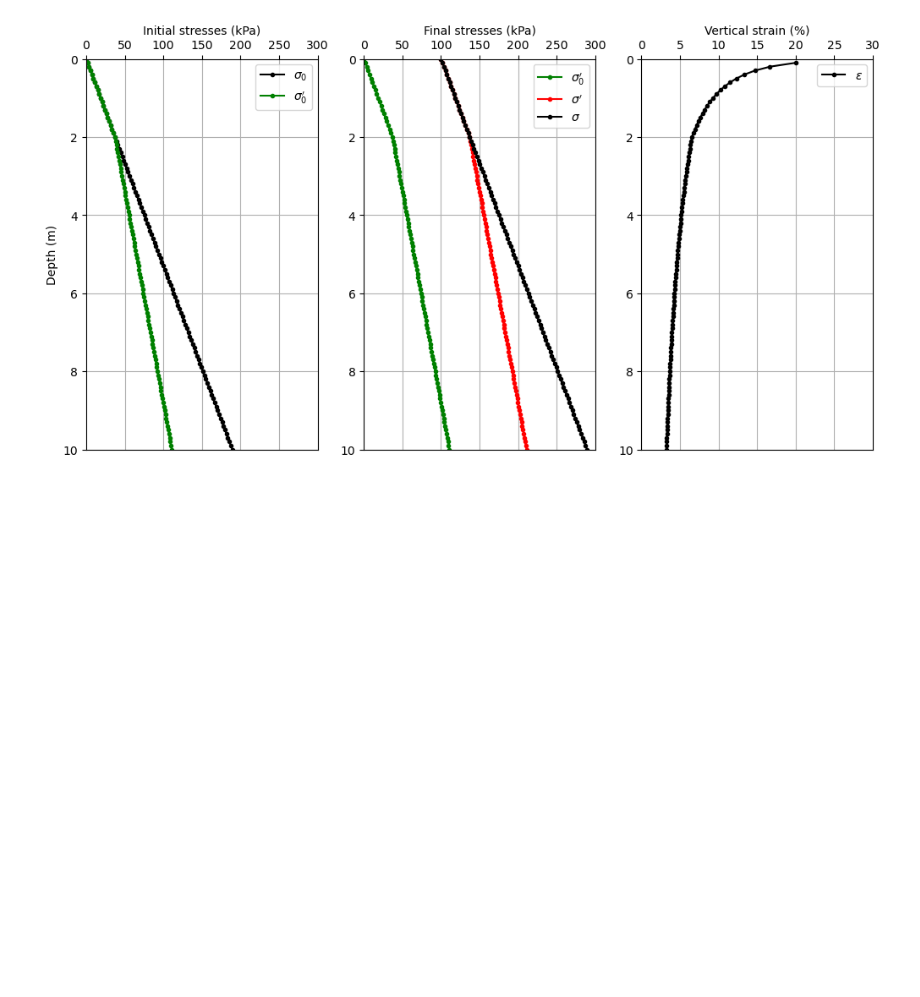
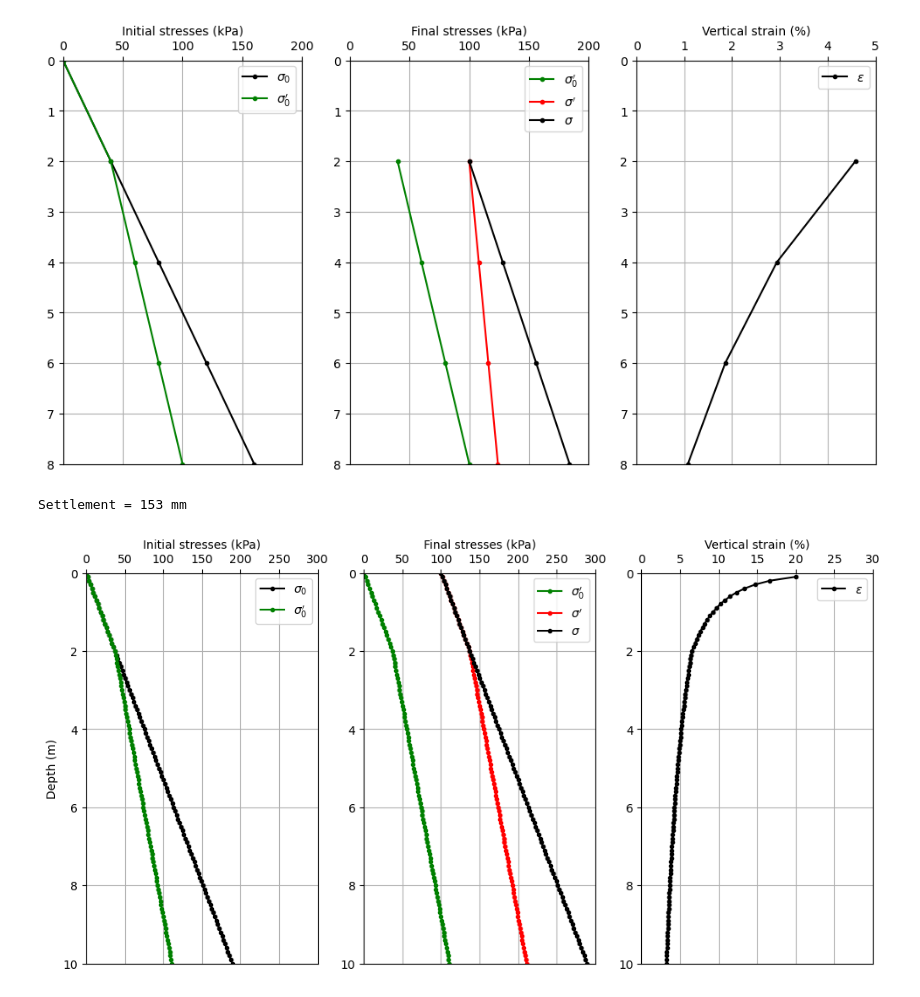
Before and after one commit to nfcd/geotech, a Jupyter notebook: settlements.ipynb, the cells around one changed output. Drawn from its saved outputs; the diff is of its cells as text; code cells hidden in the pictures; blank space fills up the shorter version.

```diff
--- a/settlements.ipynb
+++ b/settlements.ipynb
@@ -268,34 +274,37 @@ fig, ax = plt.subplots(1, 3, figsize=(12, 6))
 depths = np.arange(0, depth_f+interval, interval)
 
 # initial stresses
 ax[0].plot(sz_total_o, depths, 'k.-', label=r'$\sigma_0$')
 ax[0].plot(sz_eff_o, depths, 'g.-', label=r"$\sigma_0'$")
 
 # final stresses
 ax[1].plot(sz_eff_o[1:], depths[1:], 'g.-', label=r"$\sigma_0'$")
 ax[1].plot(sz_eff_f, depths[1:], 'r.-', label=r"$\sigma'$")
 ax[1].plot(sz_total_f, depths[1:], 'k.-', label=r'$\sigma$')
 
 # vertical strain
 ax[2].plot(epsilon*100, depths[1:], 'k.-', label=r'$\epsilon$')
 
 # common settings
 x_labels = ['Initial stresses (kPa)', 'Final stresses (kPa)', 'Vertical strain (%)']
 xmax = [200, 200, 5]
 for i in range(3):
     ax[i].legend()
     ax[i].xaxis.set_label_position('top')
     ax[i].xaxis.tick_top()
     ax[i].set_xlabel(x_labels[i])
     ax[i].set_xlim(0, xmax[i])
     ax[i].set_ylim(depth_f, 0)
     ax[i].grid()
 
 plt.show()
 
 # settlement is area under the curve of the vertical strain plot
-settlement = np.trapz(epsilon, depths[1:])
+settlement = np.trapezoid(epsilon, depths[1:])
 print(f"Settlement = {settlement*1e3:.0f} mm")
+# %% [output]
+[figure, added]
+Settlement = 153 mm
 # %%
 # Exercise (oppgave) 4.1 i Aarhaug (1992) Geoteknikk
 interval = 0.1
```
Also changed, not shown: parts of 4 cells of this notebook, 12 other files.
